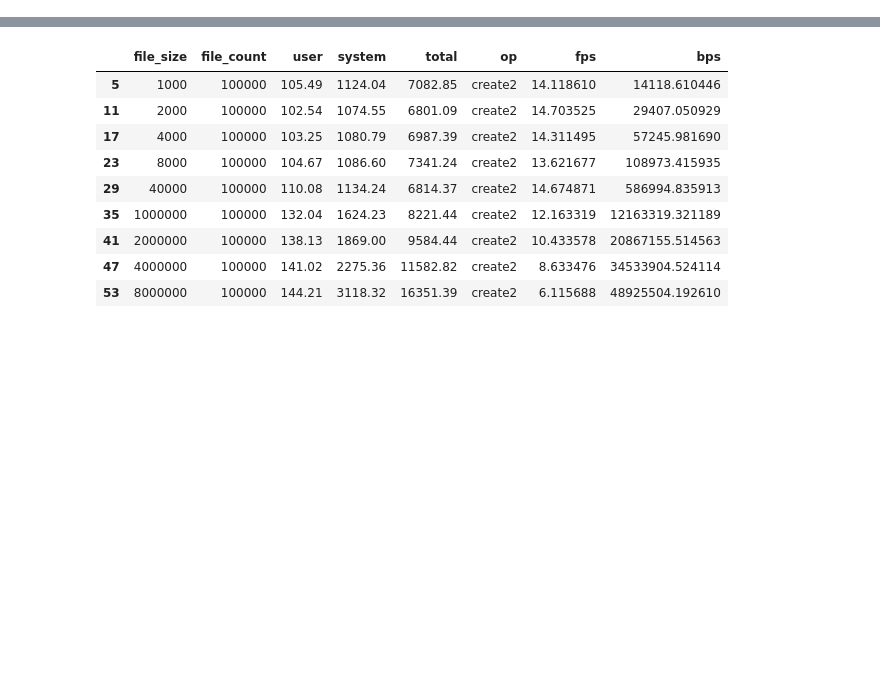
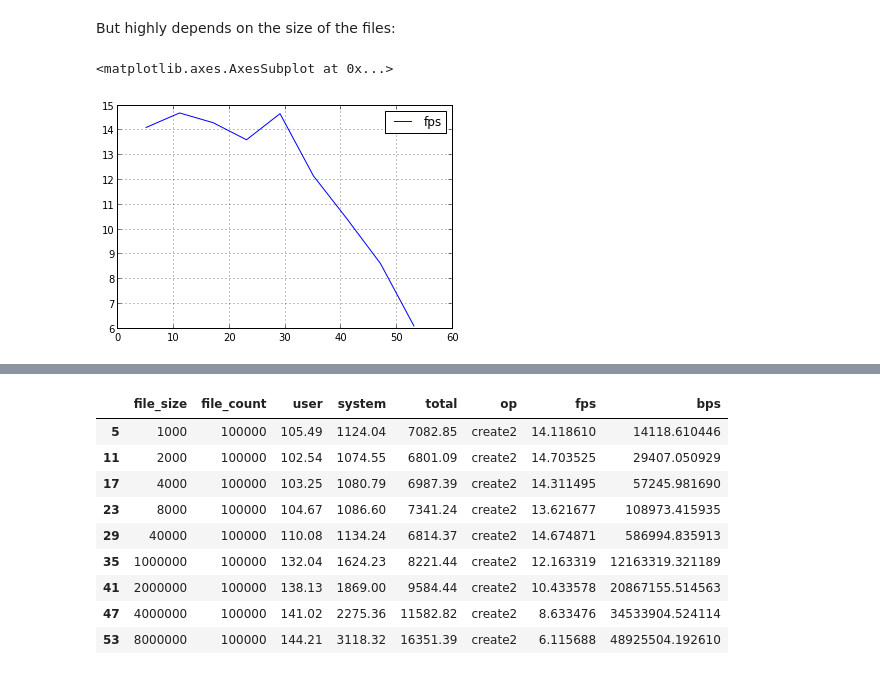
Before and after one commit to svemeyer/SmallFiles, a Jupyter notebook: src/ipy/SmallFiles.ipynb, the cells around one changed output, grey strips where cells are left out. Drawn from its saved outputs; the diff is of its cells as text; code cells hidden in the pictures; blank space fills up the shorter version.

```diff
--- a/src/ipy/SmallFiles.ipynb
+++ b/src/ipy/SmallFiles.ipynb
@@ -760,0 +172,7 @@ Sometimes dCache refuses to accept more files for a couple of seconds
+# %% [markdown]
+But highly depends on the size of the files:
+# %%
+createres[createres.file_count == 100000][['fps']].plot()
+# %% [output]
+<matplotlib.axes.AxesSubplot at 0x...>
+[figure, added]
```
Also changed, not shown: parts of 61 cells of this notebook.
